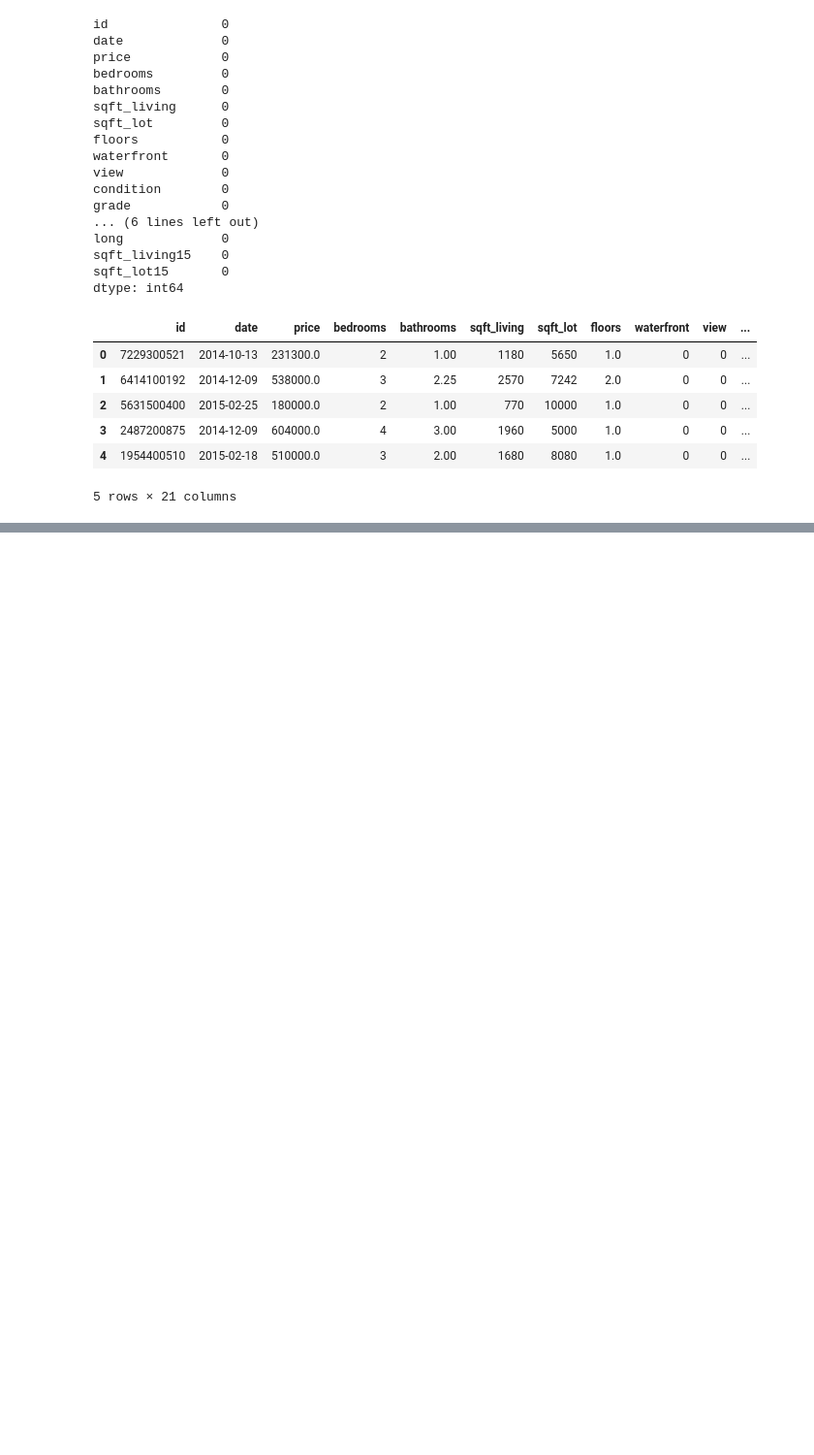
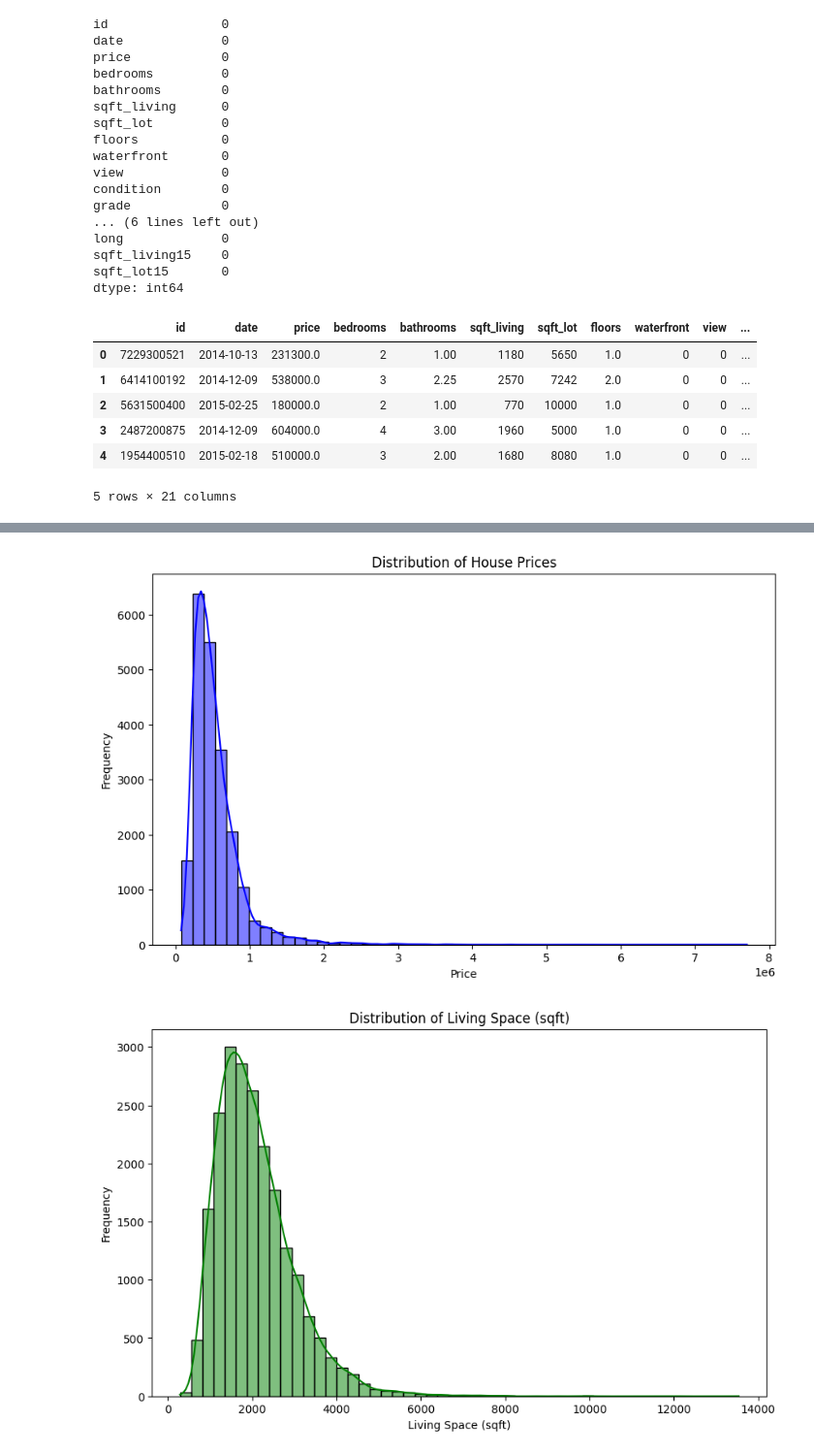
Before and after one commit to deepaknandeshwar17/LIT-py, a Jupyter notebook: housing_practice.ipynb, the cells around one changed output, grey strips where cells are left out. Shown at 97% size. Cells and saved outputs as stored; diff of their text form; code cells hidden in the pictures; blank space fills up the shorter version.

```diff
--- a/housing_practice.ipynb
+++ b/housing_practice.ipynb
@@ -170,0 +72,19 @@ ImportError: numpy.core.multiarray failed to import
+# %%
+# Visualizing price distribution
+plt.figure(figsize=(10, 6))
+sns.histplot(housing_data['price'], bins=50, kde=True, color='blue')
+plt.title('Distribution of House Prices')
+plt.xlabel('Price')
+plt.ylabel('Frequency')
+plt.show()
+
+# Visualizing square footage distribution
+plt.figure(figsize=(10, 6))
+sns.histplot(housing_data['sqft_living'], bins=50, kde=True, color='green')
+plt.title('Distribution of Living Space (sqft)')
+plt.xlabel('Living Space (sqft)')
+plt.ylabel('Frequency')
+plt.show()
+# %% [output]
+[figure, added]
+[figure, added]
```
Also changed, not shown: parts of 16 cells of this notebook, 2 other files.
